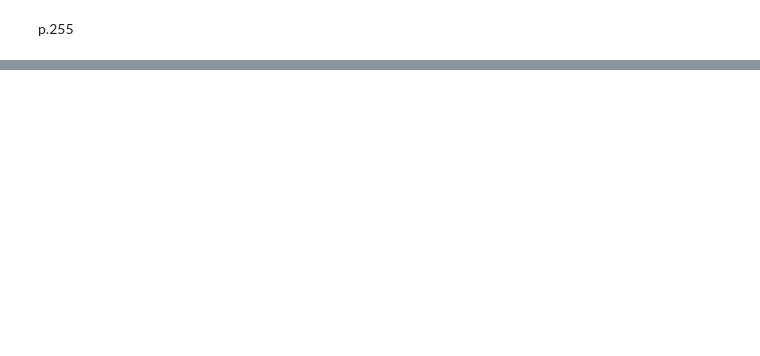
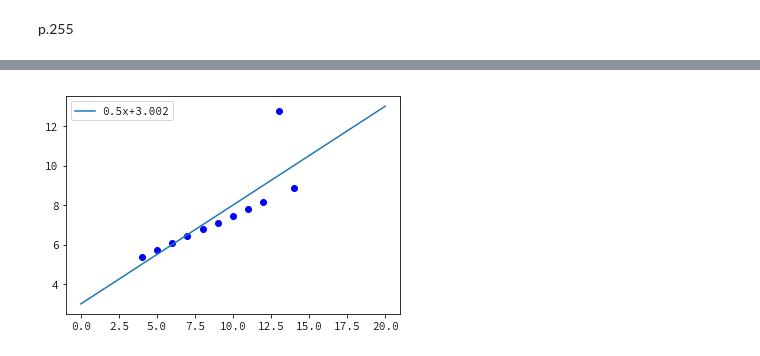
Before and after one commit to akokubo/jupyter-notebook-python2, a Jupyter notebook: 第16章 うそ、真っ赤なうそ、そして統計.ipynb, the cells around one changed output, grey strips where cells are left out. Cells and saved outputs as stored; diff of their text form; code cells hidden in the pictures; blank space fills up the shorter version.

```diff
--- a/第16章 うそ、真っ赤なうそ、そして統計.ipynb
+++ b/第16章 うそ、真っ赤なうそ、そして統計.ipynb
@@ -84,0 +116,4 @@ anyProb(10000)
+# %%
+Anscombe('Anscombe3.txt')
+# %% [output]
+[figure, added]
```
Also changed, not shown: parts of 7 cells of this notebook, 5 other files.
